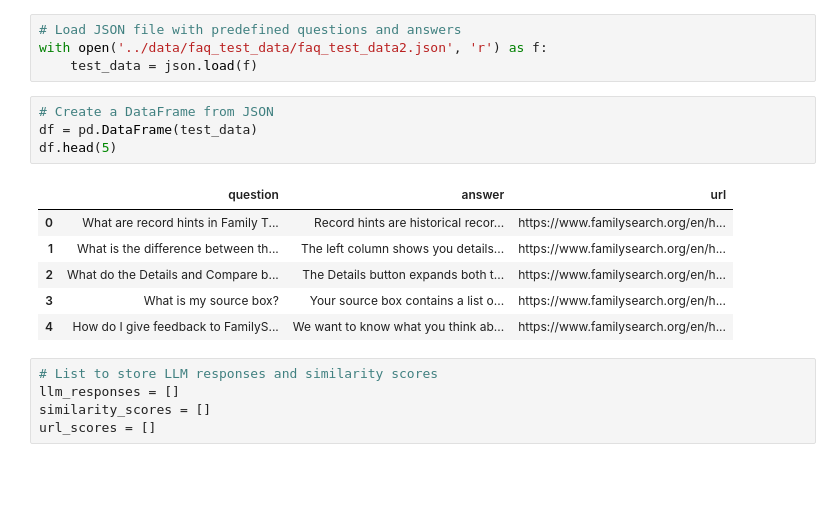
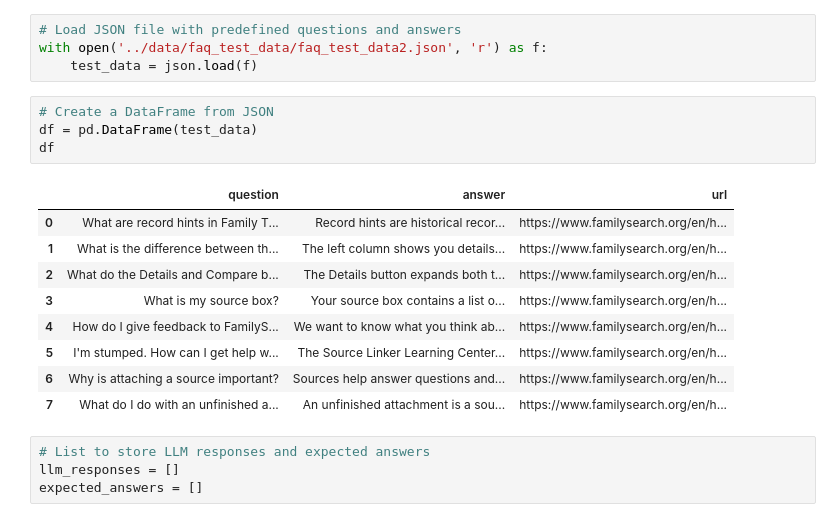
Before and after one commit to TimoteoTapia/FamilySearchAI, a Jupyter notebook: notebooks/data_evaluation.ipynb, the cells around one changed output. Saved outputs shown, nothing was run; the diff lists cells and outputs as text; blank space fills up the shorter version.

```diff
--- a/notebooks/data_evaluation.ipynb
+++ b/notebooks/data_evaluation.ipynb
@@ -88,19 +100,21 @@ with open('../data/faq_test_data/faq_test_data2.json', 'r') as f:
 # %%
 # Create a DataFrame from JSON
 df = pd.DataFrame(test_data)
-df.head(5)
+df
 # %% [output]
 |  | question | answer | url |
 | 0 | What are record hints in Family T... | Record hints are historical recor... | https://www.familysearch.org/en/h... |
 | 1 | What is the difference between th... | The left column shows you details... | https://www.familysearch.org/en/h... |
 | 2 | What do the Details and Compare b... | The Details button expands both t... | https://www.familysearch.org/en/h... |
 | 3 | What is my source box? | Your source box contains a list o... | https://www.familysearch.org/en/h... |
 | 4 | How do I give feedback to FamilyS... | We want to know what you think ab... | https://www.familysearch.org/en/h... |
+| 5 | I'm stumped. How can I get help w... | The Source Linker Learning Center... | https://www.familysearch.org/en/h... |
+| 6 | Why is attaching a source important? | Sources help answer questions and... | https://www.familysearch.org/en/h... |
+| 7 | What do I do with an unfinished a... | An unfinished attachment is a sou... | https://www.familysearch.org/en/h... |
 # %%
-# List to store LLM responses and similarity scores
+# List to store LLM responses and expected answers
 llm_responses = []
-similarity_scores = []
-url_scores = []
+expected_answers = []
 # %%
 # Iterate through the DataFrame to compare the LLM responses with the stored answers
 for index, row in df.iterrows():
```
Also changed, not shown: parts of 10 cells of this notebook, 5 other files.
